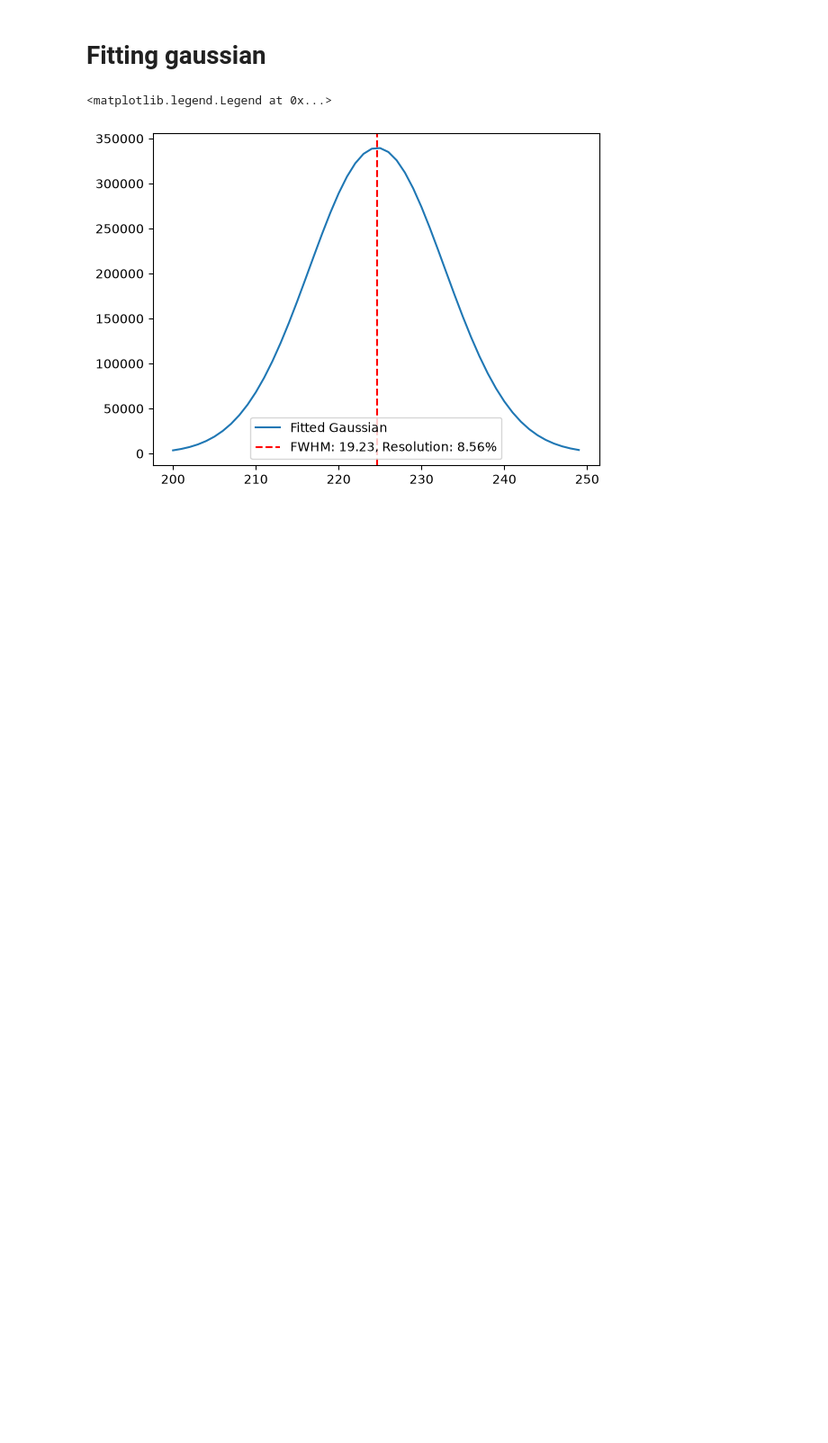
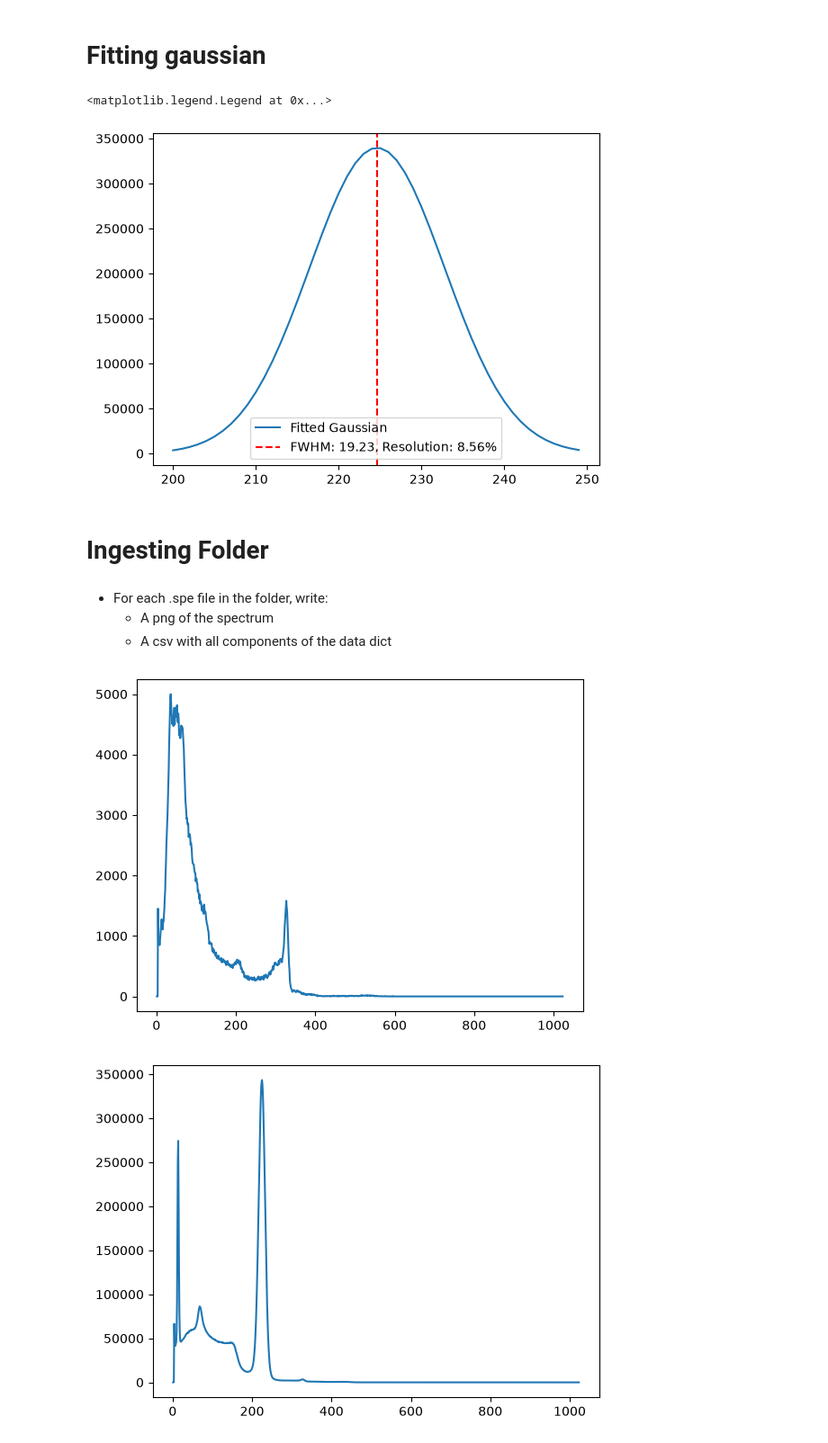
Before and after one commit to jasonrmay/ADV-Lab, a Jupyter notebook: nuetron-activation/analysis.ipynb, the cells around one changed output. Shown at 90% size. Drawn from its saved outputs; the diff is of its cells as text; code cells hidden in the pictures; blank space fills up the shorter version.

Commit message:
added folder handling

```diff
--- a/nuetron-activation/analysis.ipynb
+++ b/nuetron-activation/analysis.ipynb
@@ -35,8 +36,9 @@ def get_data(path):
     data_dict = {
         "start_date": start_date,
         "start_time": start_time,
-        "live_time": live_time,
-        "real_time": real_time,
+        "live_time": float(live_time),
+        "real_time": float(real_time),
+        "dead_time": float(np.divide(float(live_time), float(real_time))),
         "data": [int(x.strip()) for x in data]
     }
 
@@ -138,3 +159,44 @@ plt.legend()
 # %% [output]
 <matplotlib.legend.Legend at 0x...>
 [figure]
+# %% [markdown]
+# Ingesting Folder
+# %% [markdown]
+* For each .spe file in the folder, write:
+    * A png of the spectrum
+    * A csv with all components of the data dict
+# %%
+FOLDER_PATH = r"C:\pyt\ADV-Lab\nuetron-activation\data"
+OUTPUT_FOLDER_PATH = r"C:\pyt\ADV-Lab\nuetron-activation\data_ingested\csv"
+
+if not os.path.exists(OUTPUT_FOLDER_PATH):
+    os.makedirs(OUTPUT_FOLDER_PATH)
+
+for file in os.listdir(FOLDER_PATH):
+
+    if file.endswith(".Spe"):
+        file_path = os.path.join(FOLDER_PATH, file)
+        data_dict = get_data(file_path)
+
+        df = pd.DataFrame(
+            {
+            "start_date": [data_dict["start_date"]] * 1023,
+            "start_time": [data_dict["start_time"]] * 1023,
+            "live_time": [data_dict["live_time"]] * 1023,
+            "real_time": [data_dict["real_time"]] * 1023,
+            "dead_time": [data_dict["dead_time"]] * 1023,
+            "channel": np.arange(1, 1024),
+            "counts": data_dict["data"]
+             }
+        )
+
+        output_csv_path = os.path.join(OUTPUT_FOLDER_PATH, file.replace(".Spe", ".csv"))
+        df.to_csv(output_csv_path, index=False)
+
+        # create plot of the data
+        plt.figure()
+        plt.plot(df["channel"], df["counts"])
+        plt.savefig(os.path.join(OUTPUT_FOLDER_PATH, file.replace(".Spe", ".png")))
+# %% [output]
+[figure, added]
+[figure, added]
```
Also changed, not shown: parts of 2 cells of this notebook, 5 other files.
